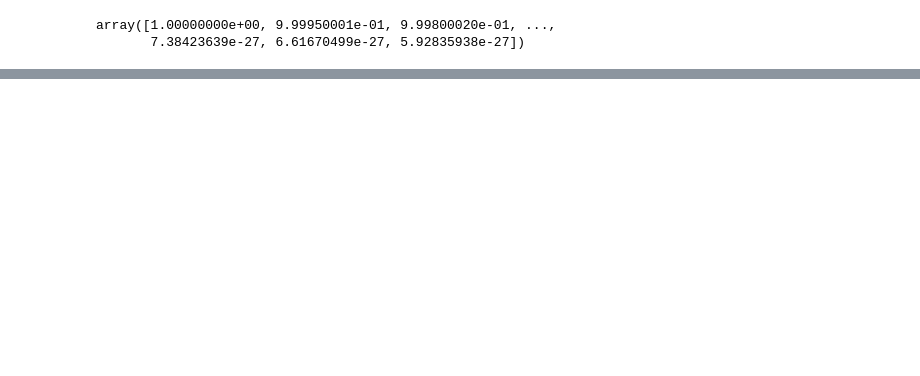
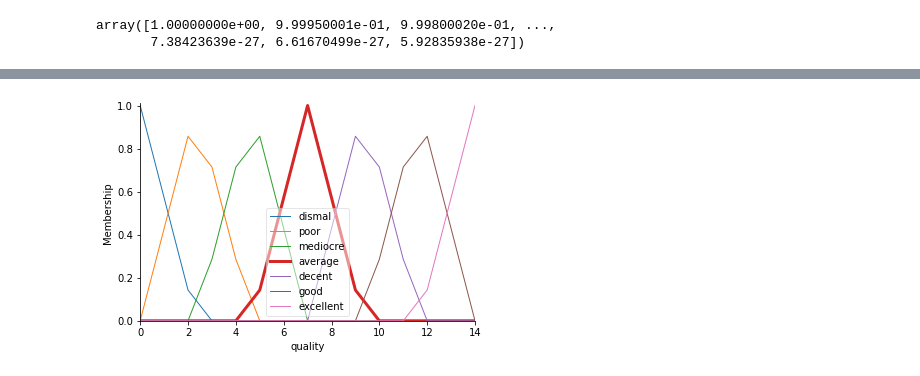
Before and after one commit to garfield-gray/Fuzzy, a Jupyter notebook: practice.ipynb, the cells around one changed output, grey strips where cells are left out. Saved outputs shown, nothing was run; the diff lists cells and outputs as text; code cells hidden in the pictures; blank space fills up the shorter version.

Commit message:
little familiarity

```diff
--- a/practice.ipynb
+++ b/practice.ipynb
@@ -32,0 +69,20 @@ array([1.00000000e+00, 9.99950001e-01, 9.99800020e-01, ...,
+# %%
+# New Antecedent/Consequent objects hold universe variables and membership
+# functions
+quality = ctrl.Antecedent(np.arange(0, 15, 1), 'quality')
+service = ctrl.Antecedent(np.arange(0, 11, 1), 'service')
+tip = ctrl.Consequent(np.arange(0, 26, 1), 'tip')
+
+# Auto-membership function population is possible with .automf(3, 5, or 7)
+quality.automf(7)
+service.automf(3)
+
+# Custom membership functions can be built interactively with a familiar,
+# Pythonic API
+tip['low'] = fuzz.trimf(tip.universe, [0, 0, 13])
+tip['medium'] = fuzz.trimf(tip.universe, [0, 13, 25])
+tip['high'] = fuzz.gaussmf(tip.universe, 20, 5 )
+# %%
+quality['average'].view()
+# %% [output]
+[figure, added]
```
Also changed, not shown: parts of 15 cells of this notebook.
